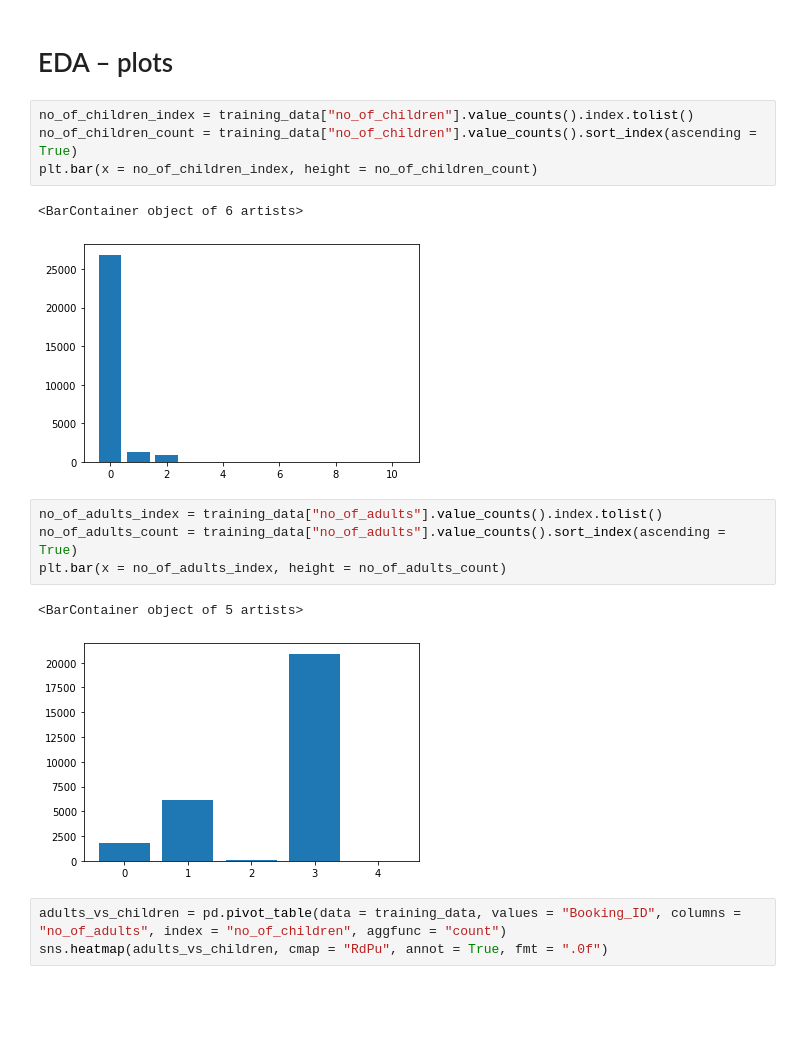
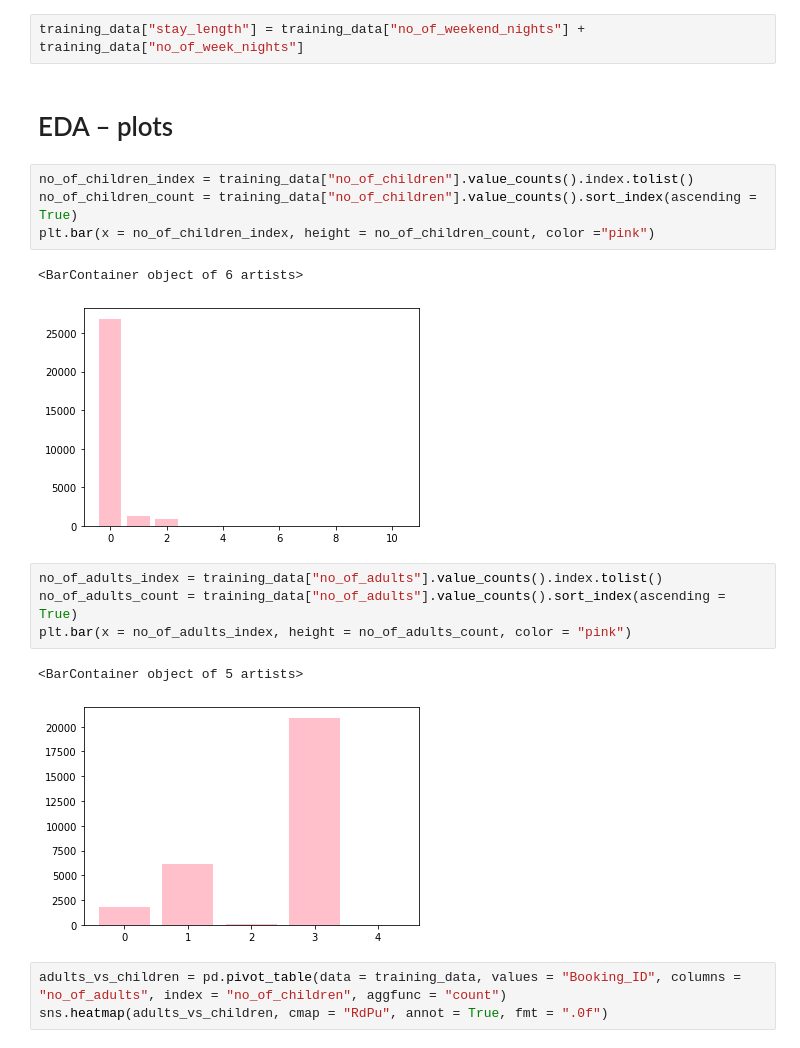
Before and after one commit to karriechou/inf2179-ml-challenge, a Jupyter notebook: KarrieChou_inf2179_ml_challenge_code.ipynb, the cells around one changed output. Drawn from its saved outputs; the diff is of its cells as text; blank space fills up the shorter version.

```diff
--- a/KarrieChou_inf2179_ml_challenge_code.ipynb
+++ b/KarrieChou_inf2179_ml_challenge_code.ipynb
@@ -53,19 +55,21 @@ training_data = training_data.drop(["type_of_meal_plan", "room_type_reserved", "
+# %%
+training_data["stay_length"] = training_data["no_of_weekend_nights"] + training_data["no_of_week_nights"]
 # %% [markdown]
 # EDA – plots
 # %%
 no_of_children_index = training_data["no_of_children"].value_counts().index.tolist()
 no_of_children_count = training_data["no_of_children"].value_counts().sort_index(ascending = True)
-plt.bar(x = no_of_children_index, height = no_of_children_count)
+plt.bar(x = no_of_children_index, height = no_of_children_count, color ="pink")
 # %% [output]
 <BarContainer object of 6 artists>
-[figure, old version]
+[figure, new version]
 # %%
 no_of_adults_index = training_data["no_of_adults"].value_counts().index.tolist()
 no_of_adults_count = training_data["no_of_adults"].value_counts().sort_index(ascending = True)
-plt.bar(x = no_of_adults_index, height = no_of_adults_count)
+plt.bar(x = no_of_adults_index, height = no_of_adults_count, color = "pink")
 # %% [output]
 <BarContainer object of 5 artists>
-[figure, old version]
+[figure, new version]
 # %%
 adults_vs_children = pd.pivot_table(data = training_data, values = "Booking_ID", columns = "no_of_adults", index = "no_of_children", aggfunc = "count")
 sns.heatmap(adults_vs_children, cmap = "RdPu", annot = True, fmt = ".0f")
```
Also changed, not shown: parts of 3 cells of this notebook.
